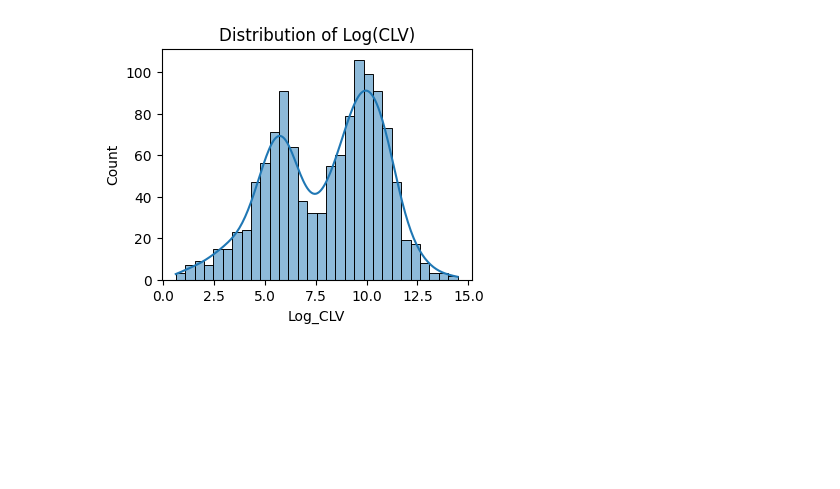
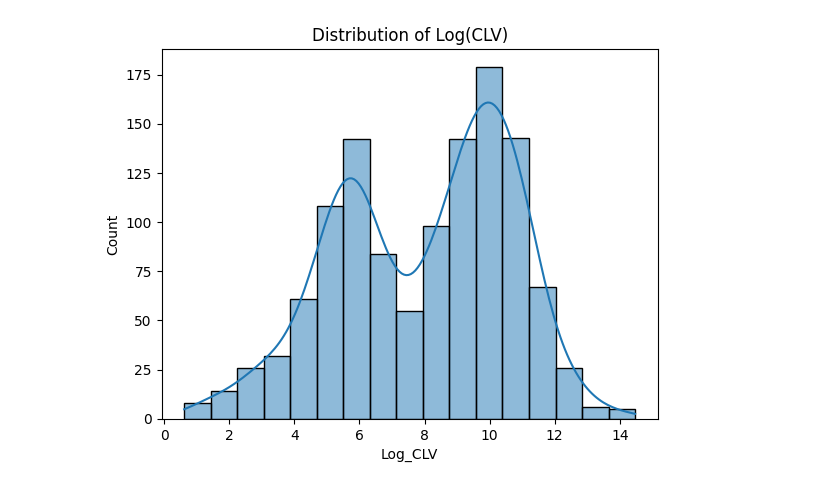
Before and after one commit to Ahmed-Reda-20/Customer-CLV-Prediction-and-Segmentation, a Jupyter notebook: scripts/CLV Explo-Predictio-Clustering.ipynb, the cells around one changed output. Drawn from its saved outputs; the diff is of its cells as text; code cells hidden in the pictures; blank space fills up the shorter version.

```diff
--- a/scripts/CLV Explo-Predictio-Clustering.ipynb
+++ b/scripts/CLV Explo-Predictio-Clustering.ipynb
@@ -21,8 +55,8 @@ plt.show()
 # %%
-##used neccesary libs to build histogram distribution
-plt.figure(figsize=(4, 3))
-sns.histplot(df['Log_CLV'], bins=30, kde=True)
+#creating another histogram after log transoformation,bimodal distribution
+#the diviation here is lower and more close which makes it good for future predictive analytics (regression)
+sns.histplot(df['Log_CLV'], kde=True)
 plt.title('Distribution of Log(CLV)')
 plt.show()
 # %% [output]
-[figure, old version]
+[figure, new version]
```
Also changed, not shown: parts of 5 cells of this notebook.
